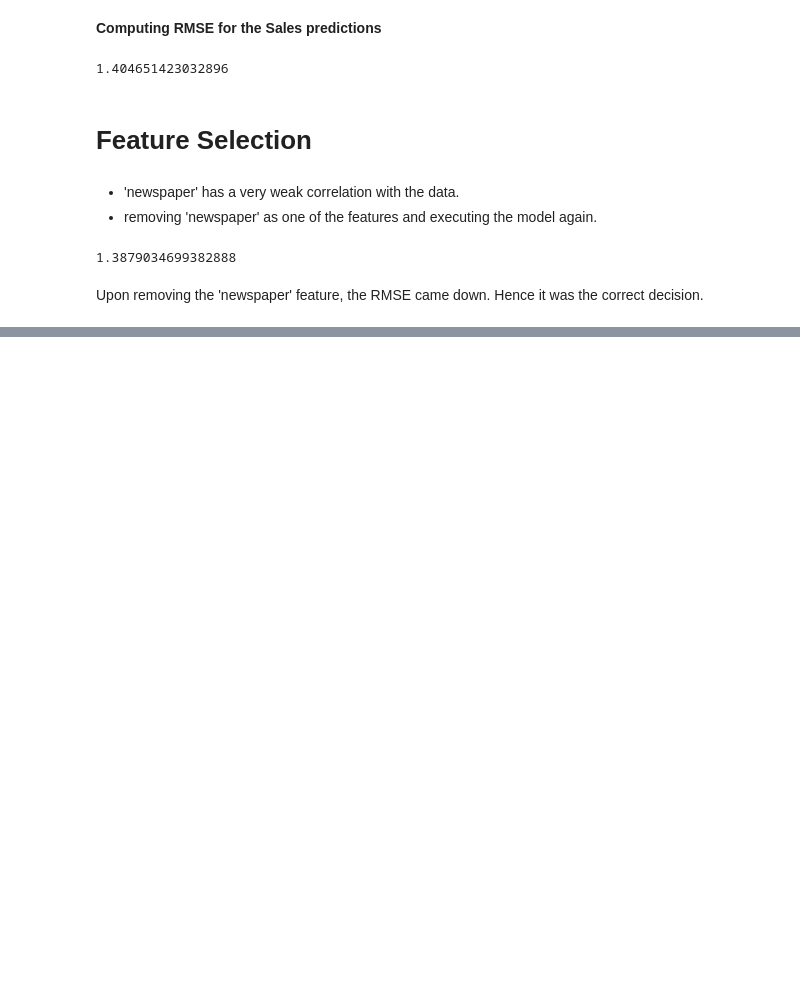
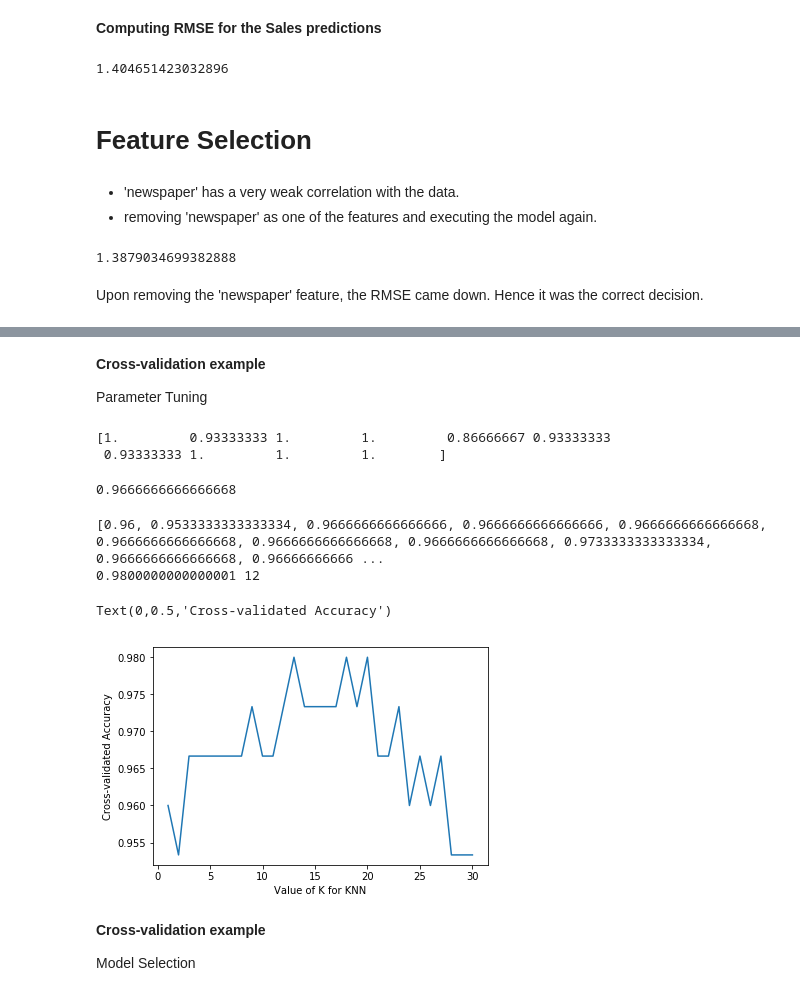
Before and after one commit to Anshul-GH/scikit-learn-application, a Jupyter notebook: Data_School_Scikit-Learn_Exercises.ipynb, the cells around one changed output, grey strips where cells are left out. Drawn from its saved outputs; the diff is of its cells as text; code cells hidden in the pictures; blank space fills up the shorter version.

Commit message:
Implemented K-fold cross validation for parameter tuning.

```diff
--- a/Data_School_Scikit-Learn_Exercises.ipynb
+++ b/Data_School_Scikit-Learn_Exercises.ipynb
@@ -656,0 +664,7 @@ Upon removing the 'newspaper' feature, the RMSE came down. Hence it was the corr
+# %%
+# read the isi data set
+iris = load_iris()
+
+# create X (features) and y (response)
+X = iris.data
+y = iris.target
@@ -656,0 +737,4 @@ Upon removing the 'newspaper' feature, the RMSE came down. Hence it was the corr
+# %% [markdown]
+<b>Cross-validation example</b>
+
+Parameter Tuning
@@ -656,0 +743,43 @@ Upon removing the 'newspaper' feature, the RMSE came down. Hence it was the corr
+# %%
+# 10-fold cross-validation with K=5 for KNN (the n_neighbors parameter)
+knn = KNeighborsClassifier(n_neighbors=5)
+scores = cross_val_score(knn, X, y, cv=10, scoring='accuracy')
+print(scores)
+# %% [output]
+[1.         0.93333333 1.         1.         0.86666667 0.93333333
+ 0.93333333 1.         1.         1.        ]
+# %%
+# use average accuracy as an estimate of out-of-sample accuracy
+print(scores.mean())
+# %% [output]
+0.9666666666666668
+# %%
+# search the optimal value of K for KNN
+k_range = range(1, 31)
+k_scores = []
+for k in k_range:
+    knn = KNeighborsClassifier(n_neighbors=k)
+    scores = cross_val_score(knn, X, y, cv=10, scoring='accuracy')
+    k_scores.append(scores.mean())
+
+print(k_scores)
+print(max(k_scores), k_scores.index(max(k_scores)))
+# %% [output]
+[0.96, 0.9533333333333334, 0.9666666666666666, 0.9666666666666666, 0.9666666666666668, 0.9666666666666668, 0.9666666666666668, 0.9666666666666668, 0.9733333333333334, 0.9666666666666668, 0.96666666666 ...
+0.9800000000000001 12
+# %%
+# plotting the values of k_scores from above
+import matplotlib.pyplot as plt
+% matplotlib inline
+
+# x-axis -> K for KNN; cross-validation accuracy -> y-axis
+plt.plot(k_range, k_scores)
+plt.xlabel('Value of K for KNN')
+plt.ylabel('Cross-validated Accuracy')
+# %% [output]
+Text(0,0.5,'Cross-validated Accuracy')
+[figure, added]
+# %% [markdown]
+<b>Cross-validation example</b>
+
+Model Selection
```
Also changed, not shown: parts of 9 cells of this notebook.
